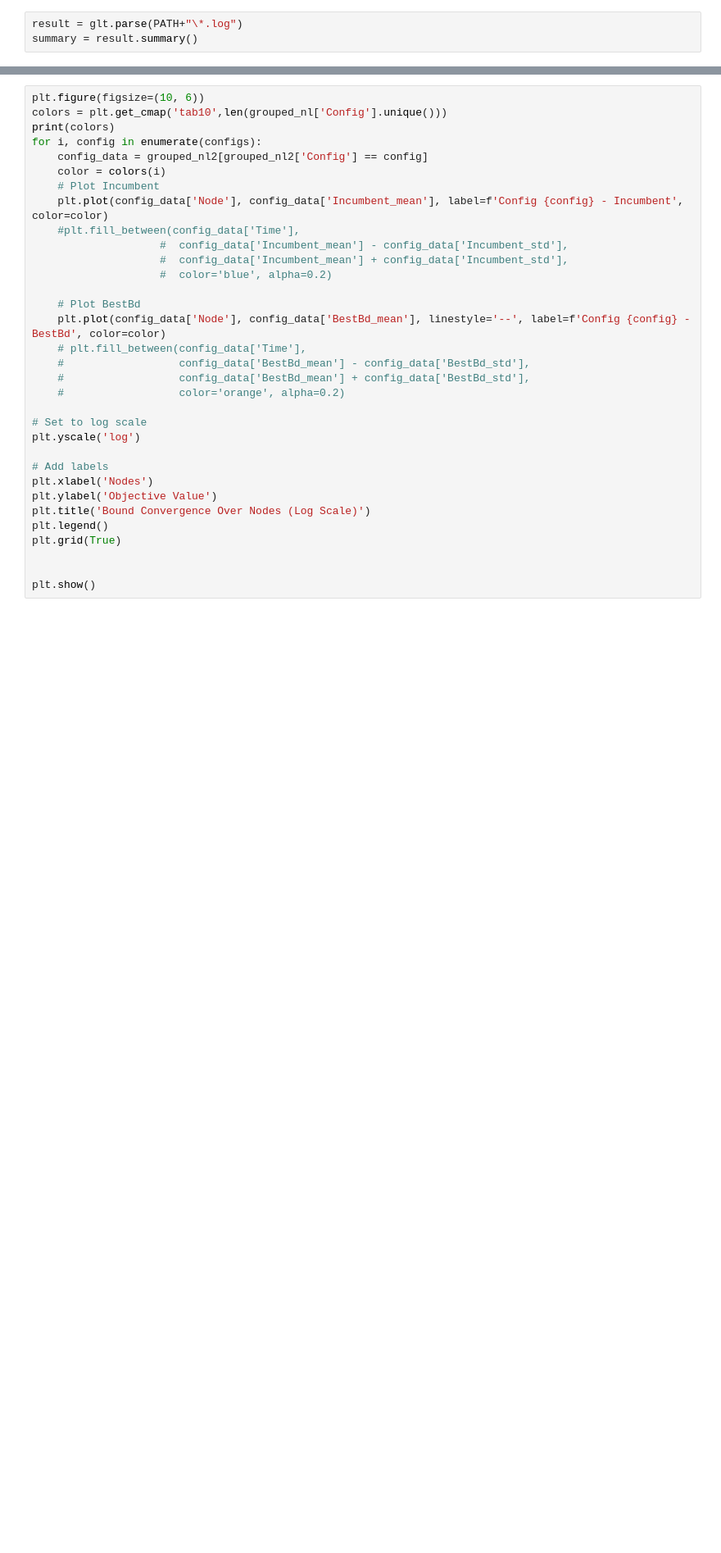
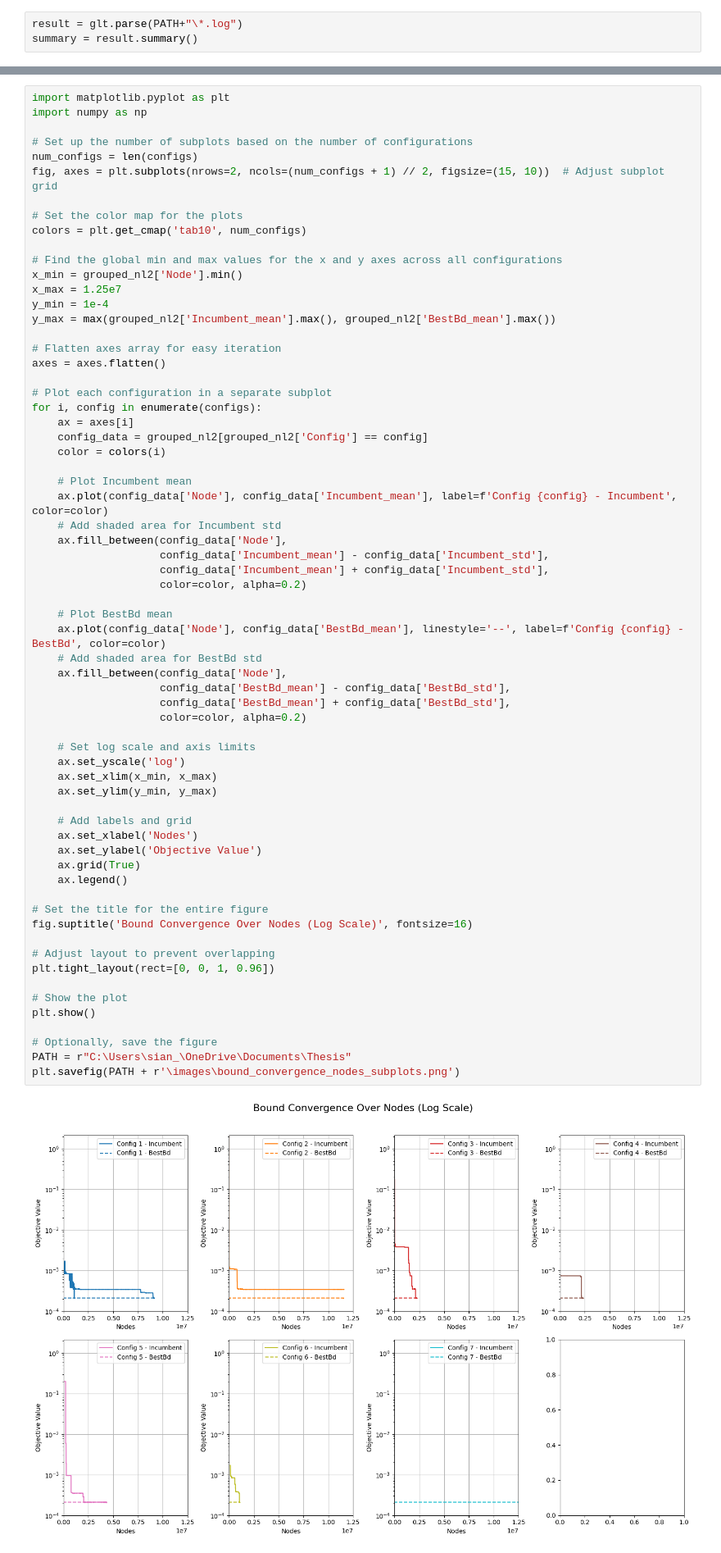
Before and after one commit to s-hallsworth/Transformer_Formulation, a Jupyter notebook: Case_Study_1/analyse_results.ipynb, the cells around one changed output, grey strips where cells are left out. Shown: that part at 82% size. Saved outputs shown, nothing was run; the diff lists cells and outputs as text; blank space fills up the shorter version.

Commit message:
save results

```diff
--- a/Case_Study_1/analyse_results.ipynb
+++ b/Case_Study_1/analyse_results.ipynb
@@ -133,34 +160,67 @@ grouped_nl2.head()
 # %%
-plt.figure(figsize=(10, 6))
-colors = plt.get_cmap('tab10',len(grouped_nl['Config'].unique()))
-print(colors)
+import matplotlib.pyplot as plt
+import numpy as np
+
+# Set up the number of subplots based on the number of configurations
+num_configs = len(configs)
+fig, axes = plt.subplots(nrows=2, ncols=(num_configs + 1) // 2, figsize=(15, 10))  # Adjust subplot grid
+
+# Set the color map for the plots
+colors = plt.get_cmap('tab10', num_configs)
+
+# Find the global min and max values for the x and y axes across all configurations
+x_min = grouped_nl2['Node'].min()
+x_max = 1.25e7
+y_min = 1e-4
+y_max = max(grouped_nl2['Incumbent_mean'].max(), grouped_nl2['BestBd_mean'].max())
+
+# Flatten axes array for easy iteration
+axes = axes.flatten()
+
+# Plot each configuration in a separate subplot
 for i, config in enumerate(configs):
+    ax = axes[i]
     config_data = grouped_nl2[grouped_nl2['Config'] == config]
     color = colors(i)
-    # Plot Incumbent
-    plt.plot(config_data['Node'], config_data['Incumbent_mean'], label=f'Config {config} - Incumbent', color=color)
-    #plt.fill_between(config_data['Time'],
-                    #  config_data['Incumbent_mean'] - config_data['Incumbent_std'],
-                    #  config_data['Incumbent_mean'] + config_data['Incumbent_std'],
-                    #  color='blue', alpha=0.2)
 
-    # Plot BestBd
-    plt.plot(config_data['Node'], config_data['BestBd_mean'], linestyle='--', label=f'Config {config} - BestBd', color=color)
-    # plt.fill_between(config_data['Time'],
-    #                  config_data['BestBd_mean'] - config_data['BestBd_std'],
-    #                  config_data['BestBd_mean'] + config_data['BestBd_std'],
-    #                  color='orange', alpha=0.2)
+    # Plot Incumbent mean
+    ax.plot(config_data['Node'], config_data['Incumbent_mean'], label=f'Config {config} - Incumbent', color=color)
+    # Add shaded area for Incumbent std
+    ax.fill_between(config_data['Node'],
+                    config_data['Incumbent_mean'] - config_data['Incumbent_std'],
+                    config_data['Incumbent_mean'] + config_data['Incumbent_std'],
+                    color=color, alpha=0.2)
 
-# Set to log scale
-plt.yscale('log')
+    # Plot BestBd mean
+    ax.plot(config_data['Node'], config_data['BestBd_mean'], linestyle='--', label=f'Config {config} - BestBd', color=color)
+    # Add shaded area for BestBd std
+    ax.fill_between(config_data['Node'],
+                    config_data['BestBd_mean'] - config_data['BestBd_std'],
+                    config_data['BestBd_mean'] + config_data['BestBd_std'],
+                    color=color, alpha=0.2)
 
-# Add labels
-plt.xlabel('Nodes')
-plt.ylabel('Objective Value')
-plt.title('Bound Convergence Over Nodes (Log Scale)')
-plt.legend()
-plt.grid(True)
+    # Set log scale and axis limits
+    ax.set_yscale('log')
+    ax.set_xlim(x_min, x_max)
+    ax.set_ylim(y_min, y_max)
 
+    # Add labels and grid
+    ax.set_xlabel('Nodes')
+    ax.set_ylabel('Objective Value')
+    ax.grid(True)
+    ax.legend()
 
+# Set the title for the entire figure
+fig.suptitle('Bound Convergence Over Nodes (Log Scale)', fontsize=16)
+
+# Adjust layout to prevent overlapping
+plt.tight_layout(rect=[0, 0, 1, 0.96])
+
+# Show the plot
 plt.show()
+
+# Optionally, save the figure
+PATH = r"C:\Users\sian_\OneDrive\Documents\Thesis"
+plt.savefig(PATH + r'\images\bound_convergence_nodes_subplots.png')
 # %% [output]
+[figure, new version]
```
Also changed, not shown: parts of 5 cells of this notebook, 25 other files.
